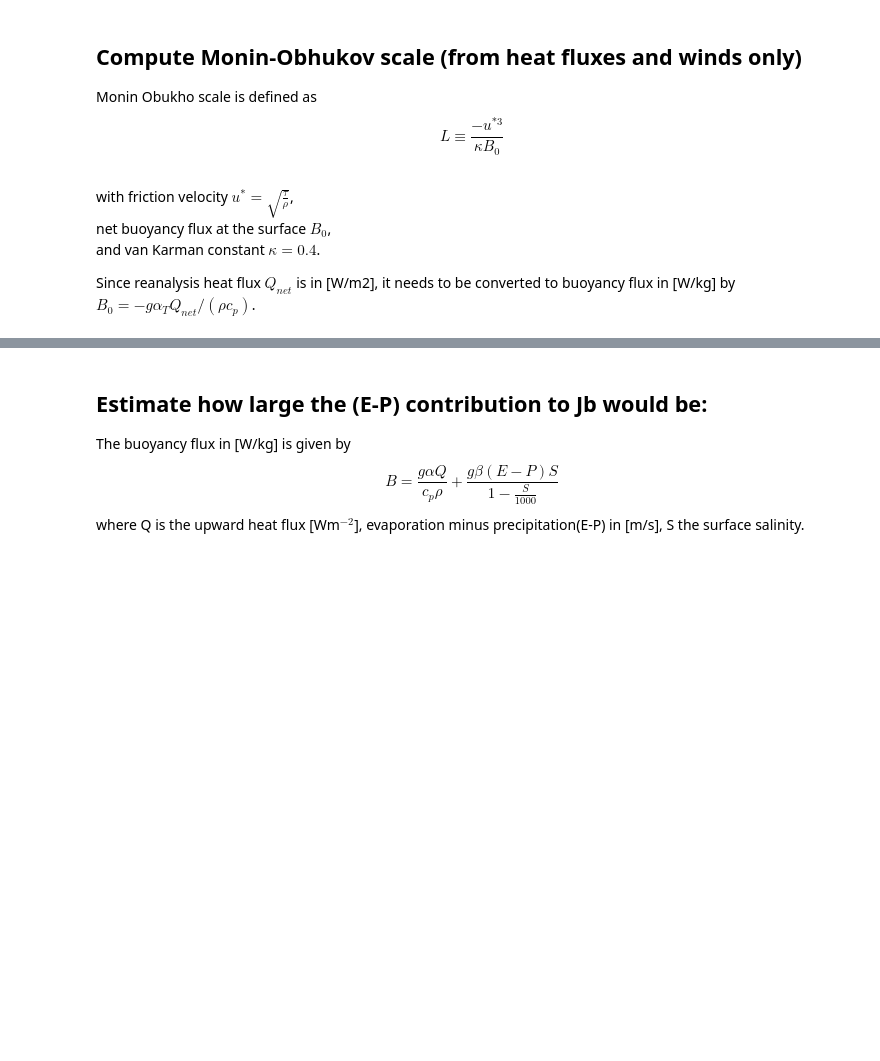
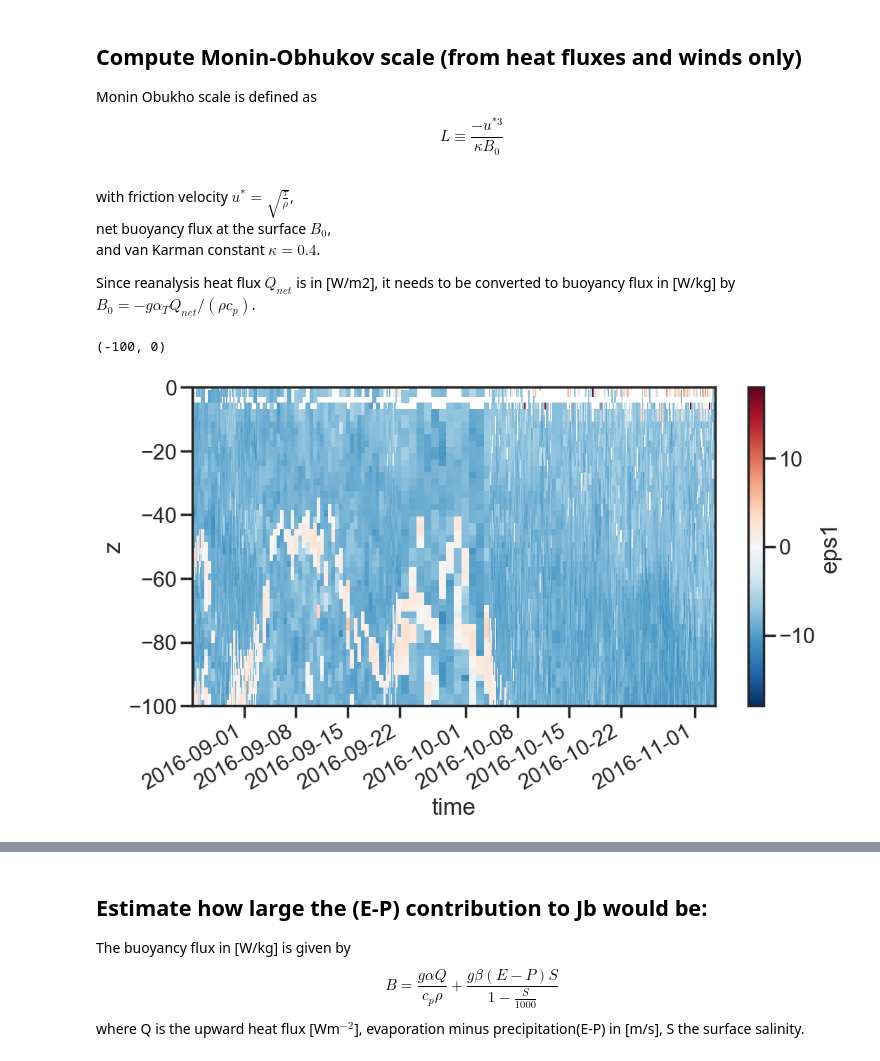
Before and after one commit to sessink/NIW, a Jupyter notebook: notebooks/turbulent_terms.ipynb, the cells around one changed output, grey strips where cells are left out. Cells and saved outputs as stored; diff of their text form; code cells hidden in the pictures; blank space fills up the shorter version.

```diff
--- a/notebooks/turbulent_terms.ipynb
+++ b/notebooks/turbulent_terms.ipynb
@@ -52,0 +127,8 @@ Since reanalysis heat flux $Q_{net}$ is in [W/m2], it needs to be converted to b
+# %%
+raw = xr.open_dataset('../data/xarray/xr_7781a.nc')
+# %%
+raw.eps1.pipe(np.log10).plot()
+plt.ylim(-100,0)
+# %% [output]
+(-100, 0)
+[figure, added]
```
Also changed, not shown: parts of 22 cells of this notebook, 2 other files.
